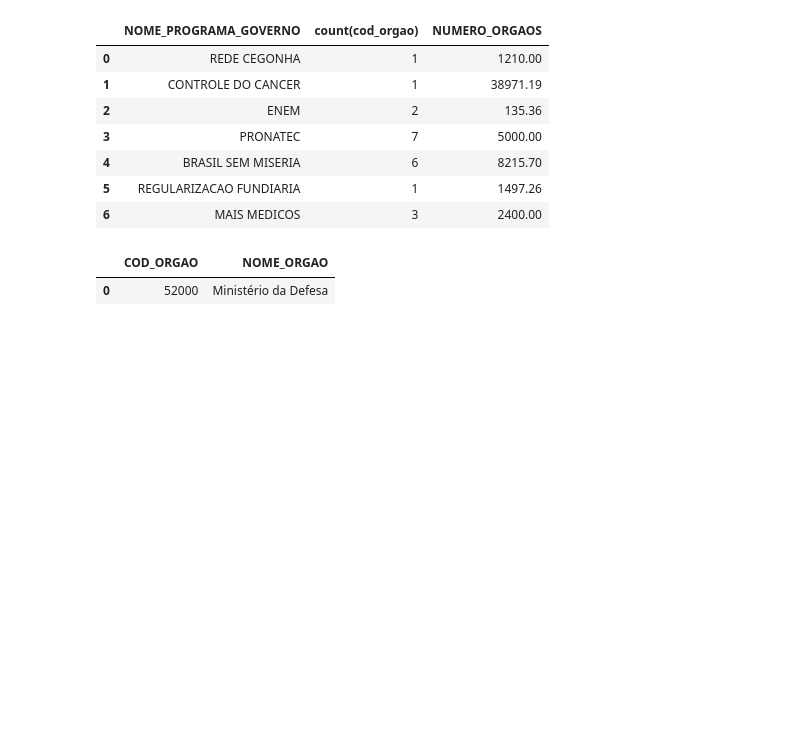
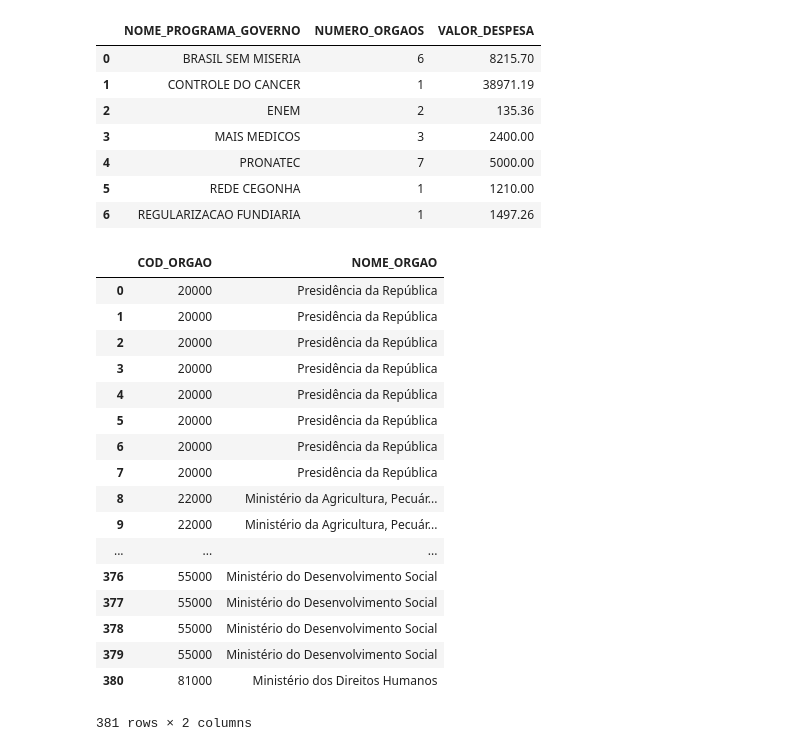
Before and after one commit to FelipeGuimaraes42/TP1-IBD, a Jupyter notebook: notebook.ipynb, the cells around one changed output. Cells and saved outputs as stored; diff of their text form; code cells hidden in the pictures; blank space fills up the shorter version.

```diff
--- a/notebook.ipynb
+++ b/notebook.ipynb
@@ -84,14 +84,15 @@ df
-df= pd.read_sql_query("SELECT nome_programa_governo, count(cod_orgao), valor_despesa as NUMERO_ORGAOS "+
+df= pd.read_sql_query("SELECT nome_programa_governo, count(cod_orgao) as NUMERO_ORGAOS, valor_despesa "+
                       "FROM Orgao NATURAL JOIN Despesa_Publica NATURAL JOIN Programa_Governo " +
-                      "WHERE valor_despesa>0 GROUP BY cod_programa_governo", conn)
+                      "WHERE valor_despesa>0 GROUP BY cod_programa_governo "+
+                      "ORDER BY nome_programa_governo", conn)
 df
 # %% [output]
-|  | NOME_PROGRAMA_GOVERNO | count(cod_orgao) | NUMERO_ORGAOS |
-| 0 | REDE CEGONHA | 1 | 1210.00 |
+|  | NOME_PROGRAMA_GOVERNO | NUMERO_ORGAOS | VALOR_DESPESA |
+| 0 | BRASIL SEM MISERIA | 6 | 8215.70 |
 | 1 | CONTROLE DO CANCER | 1 | 38971.19 |
 | 2 | ENEM | 2 | 135.36 |
-| 3 | PRONATEC | 7 | 5000.00 |
-| 4 | BRASIL SEM MISERIA | 6 | 8215.70 |
-| 5 | REGULARIZACAO FUNDIARIA | 1 | 1497.26 |
-| 6 | MAIS MEDICOS | 3 | 2400.00 |
+| 3 | MAIS MEDICOS | 3 | 2400.00 |
+| 4 | PRONATEC | 7 | 5000.00 |
+| 5 | REDE CEGONHA | 1 | 1210.00 |
+| 6 | REGULARIZACAO FUNDIARIA | 1 | 1497.26 |
 # %%
@@ -101,7 +102,24 @@ df
-df= pd.read_sql_query("SELECT cod_orgao, nome_orgao FROM Orgao WHERE cod_orgao IN "+
-                          "(SELECT cod_orgao FROM Despesa_Publica WHERE valor_despesa= "+
-                              "(SELECT max(valor_despesa) FROM Despesa_Publica))", conn)
+df= pd.read_sql_query("SELECT cod_orgao, nome_orgao FROM Orgao NATURAL JOIN Despesa_Publica WHERE cod_programa_governo IN "+
+                          "(SELECT cod_programa_governo FROM (SELECT cod_programa_governo, max(NRO_REGISTROS) FROM "+
+                              "(SELECT cod_programa_governo, count(cod_programa_governo) as NRO_REGISTROS "+
+                                  "FROM Despesa_Publica GROUP BY cod_programa_governo)))",conn)
 df
 # %% [output]
 |  | COD_ORGAO | NOME_ORGAO |
-| 0 | 52000 | Ministério da Defesa |
+| 0 | 20000 | Presidência da República |
+| 1 | 20000 | Presidência da República |
+| 2 | 20000 | Presidência da República |
+| 3 | 20000 | Presidência da República |
+| 4 | 20000 | Presidência da República |
+| 5 | 20000 | Presidência da República |
+| 6 | 20000 | Presidência da República |
+| 7 | 20000 | Presidência da República |
+| 8 | 22000 | Ministério da Agricultura, Pecuár... |
+| 9 | 22000 | Ministério da Agricultura, Pecuár... |
+| ... | ... | ... |
+| 376 | 55000 | Ministério do Desenvolvimento Social |
+| 377 | 55000 | Ministério do Desenvolvimento Social |
+| 378 | 55000 | Ministério do Desenvolvimento Social |
+| 379 | 55000 | Ministério do Desenvolvimento Social |
+| 380 | 81000 | Ministério dos Direitos Humanos |
+381 rows × 2 columns
```
Also changed, not shown: parts of 7 cells of this notebook.
